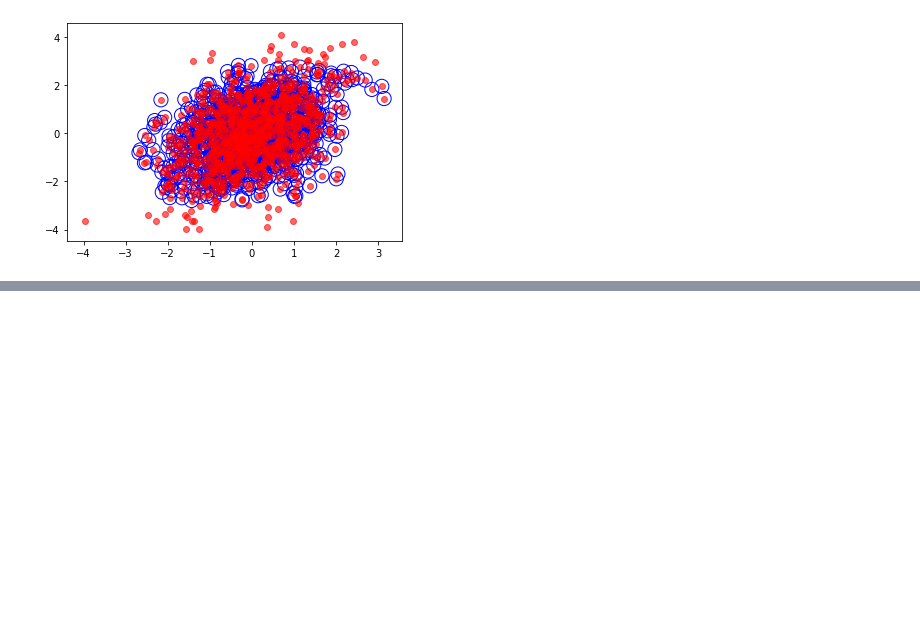
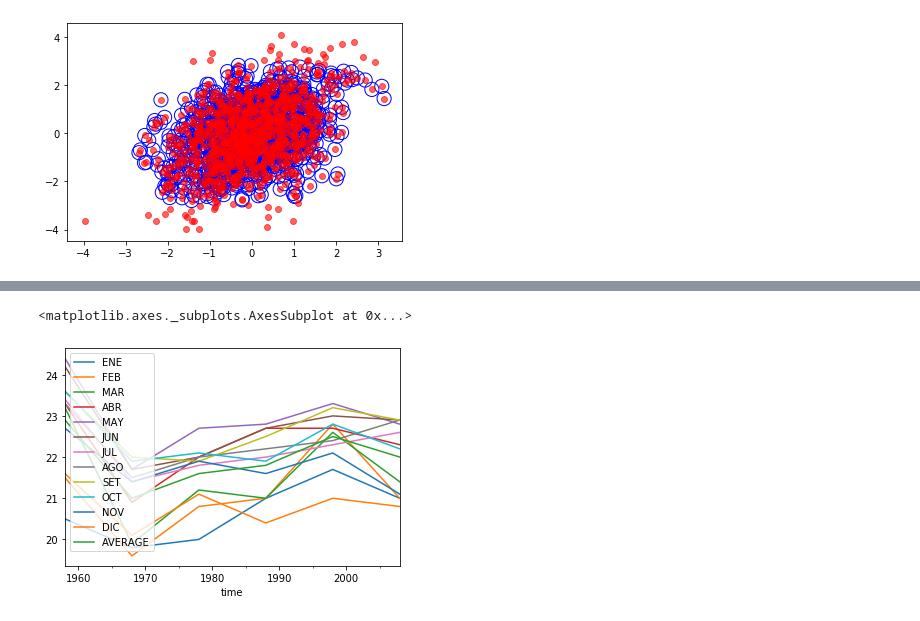
Before and after one commit to santiagocasas/notebooks, a Jupyter notebook: Santi/Answers.ipynb, the cells around one changed output, grey strips where cells are left out. Cells and saved outputs as stored; diff of their text form; code cells hidden in the pictures; blank space fills up the shorter version.

```diff
--- a/Santi/Answers.ipynb
+++ b/Santi/Answers.ipynb
@@ -137,0 +182,2 @@ plt.scatter(X[:, 0], X[:, 1], color='red', alpha=0.6);
+# %%
+years = pd.date_range('1958', '2017', freq='Y')
@@ -137,0 +193,7 @@ plt.scatter(X[:, 0], X[:, 1], color='red', alpha=0.6);
+# %%
+crr = cr_temp
+# %%
+crr['time'] = years
+# %%
+crr = crr.set_index('time')
+crr.head()
@@ -137,0 +219,5 @@ plt.scatter(X[:, 0], X[:, 1], color='red', alpha=0.6);
+# %%
+crr.asfreq('10Y').plot()
+# %% [output]
+<matplotlib.axes._subplots.AxesSubplot at 0x...>
+[figure, added]
```
Also changed, not shown: parts of 12 cells of this notebook, 4 other files.
